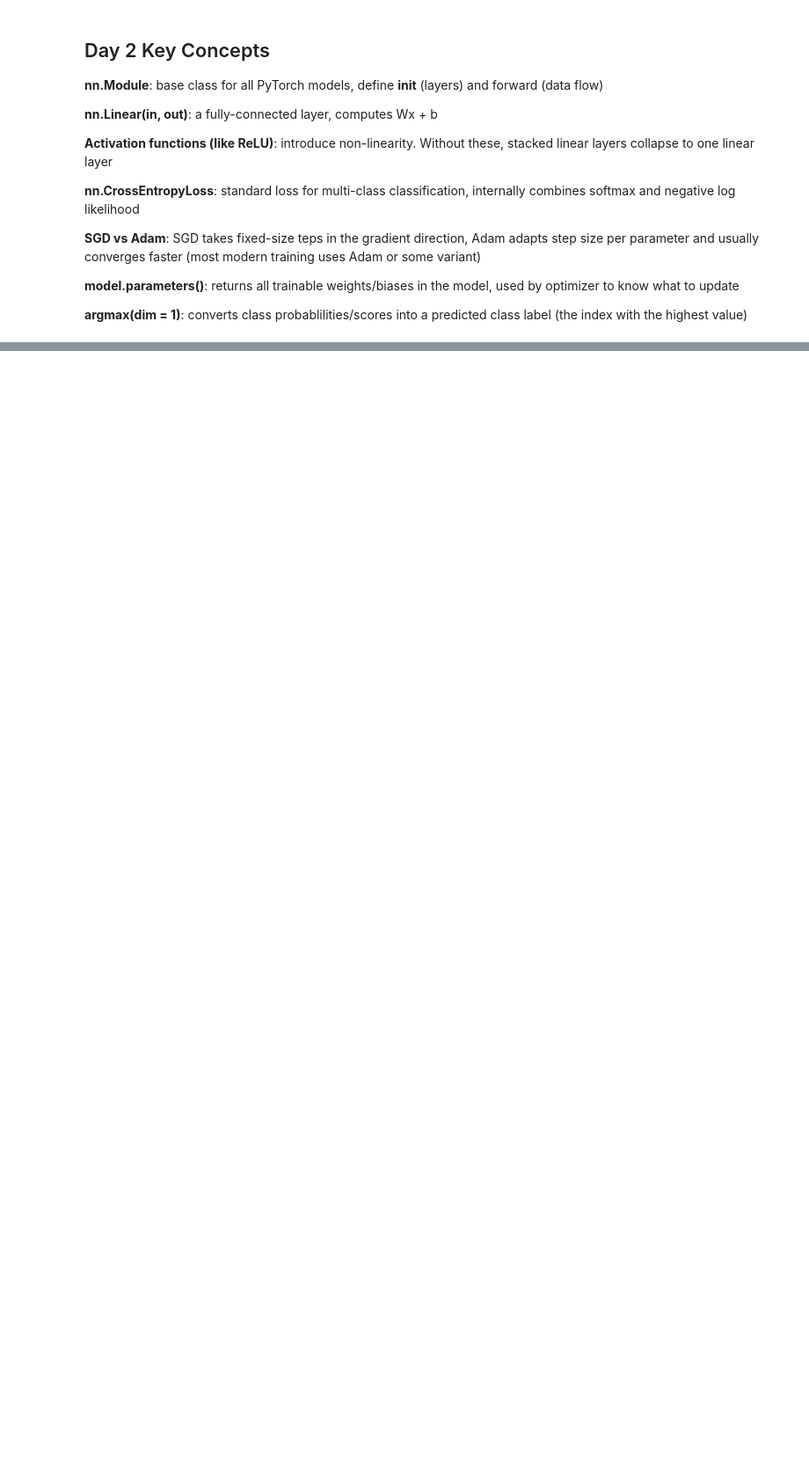
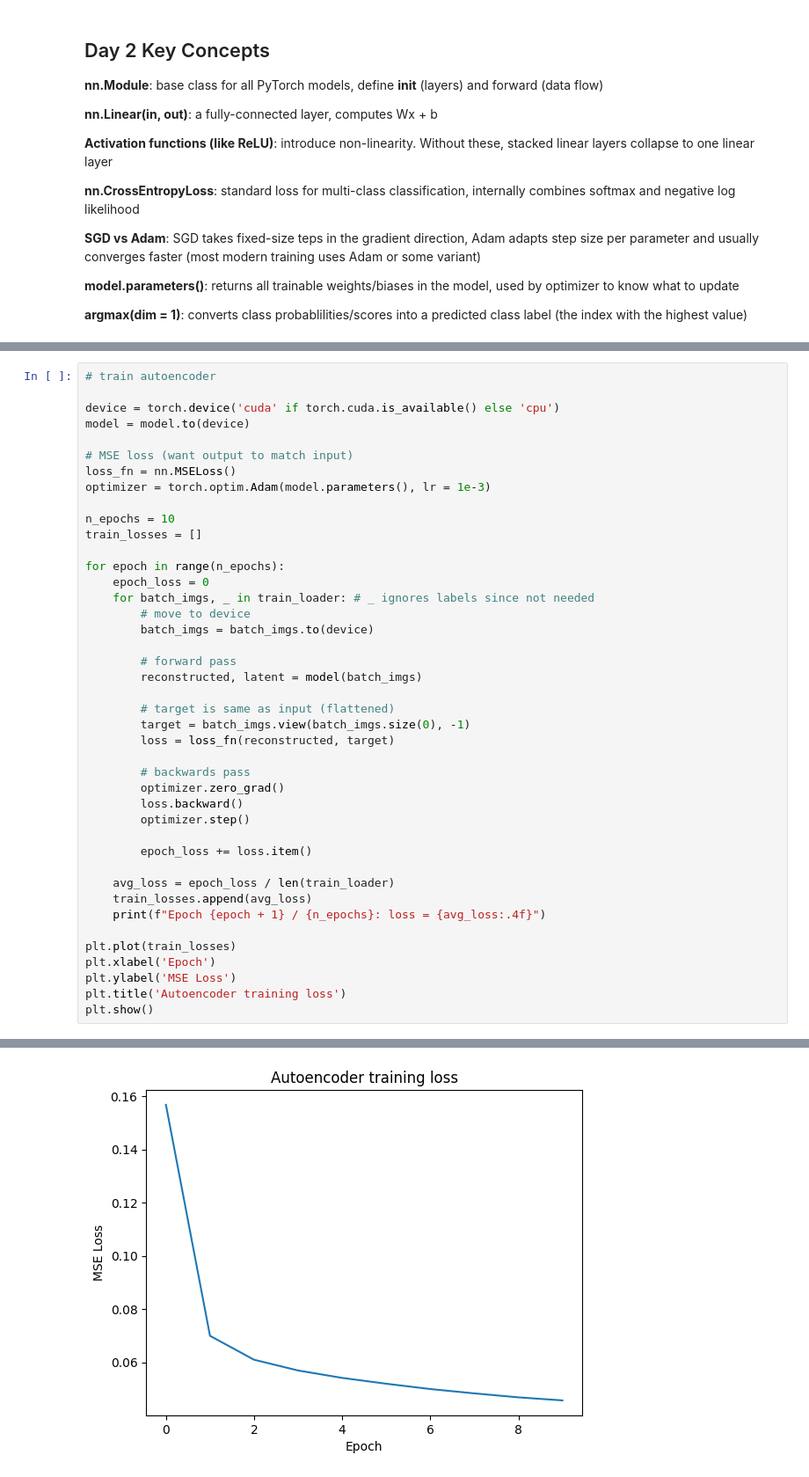
Before and after one commit to matthewniu333/neuroblastoma-multiome, a Jupyter notebook: notebooks/deep_learning_practice.ipynb, the cells around one changed output, grey strips where cells are left out. Shown at 88% size. Cells and saved outputs as stored; diff of their text form; blank space fills up the shorter version.

Commit message:
Learned about Autoencoder basics

```diff
--- a/notebooks/deep_learning_practice.ipynb
+++ b/notebooks/deep_learning_practice.ipynb
@@ -429,0 +524,43 @@ Epoch 180: loss = 0.0014, accuracy = 100.00%
+# %%
+# train autoencoder
+
+device = torch.device('cuda' if torch.cuda.is_available() else 'cpu')
+model = model.to(device)
+
+# MSE loss (want output to match input)
+loss_fn = nn.MSELoss()
+optimizer = torch.optim.Adam(model.parameters(), lr = 1e-3)
+
+n_epochs = 10
+train_losses = []
+
+for epoch in range(n_epochs):
+    epoch_loss = 0
+    for batch_imgs, _ in train_loader: # _ ignores labels since not needed
+        # move to device
+        batch_imgs = batch_imgs.to(device)
+
+        # forward pass
+        reconstructed, latent = model(batch_imgs)
+
+        # target is same as input (flattened)
+        target = batch_imgs.view(batch_imgs.size(0), -1)
+        loss = loss_fn(reconstructed, target)
+
+        # backwards pass
+        optimizer.zero_grad()
+        loss.backward()
+        optimizer.step()
+
+        epoch_loss += loss.item()
+
+    avg_loss = epoch_loss / len(train_loader)
+    train_losses.append(avg_loss)
+    print(f"Epoch {epoch + 1} / {n_epochs}: loss = {avg_loss:.4f}")
+
+plt.plot(train_losses)
+plt.xlabel('Epoch')
+plt.ylabel('MSE Loss')
+plt.title('Autoencoder training loss')
+plt.show()
+# %% [output]
@@ -429,0 +577 @@ Epoch 180: loss = 0.0014, accuracy = 100.00%
+[figure, added]
```
Also changed, not shown: parts of 7 cells of this notebook, 8 other files.
